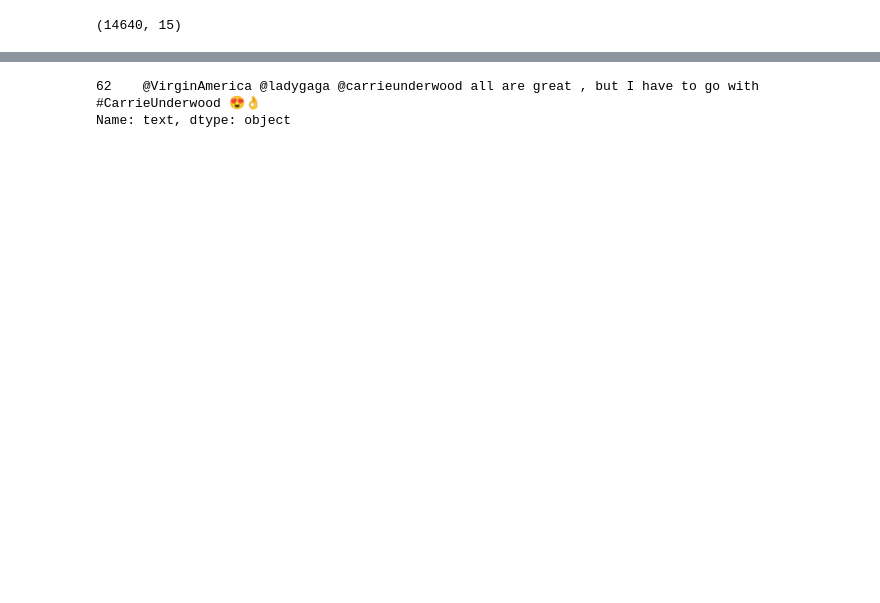
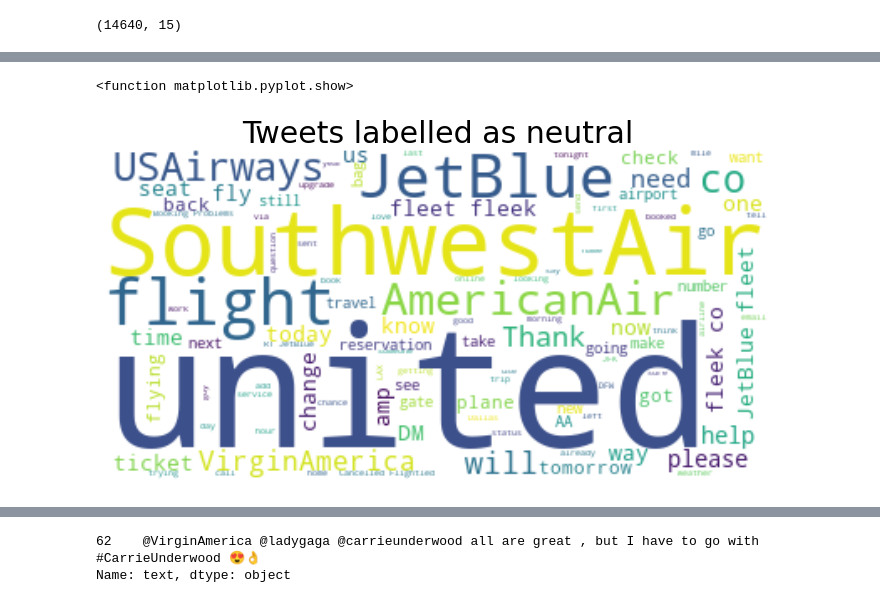
Before and after one commit to kwulffert/ULMFiT_Sentiment_Analysis, a Jupyter notebook: ULMFiT_Sentiment_Analysis.ipynb, the cells around one changed output, grey strips where cells are left out. Saved outputs shown, nothing was run; the diff lists cells and outputs as text; code cells hidden in the pictures; blank space fills up the shorter version.

```diff
--- a/ULMFiT_Sentiment_Analysis.ipynb
+++ b/ULMFiT_Sentiment_Analysis.ipynb
@@ -73,0 +159,11 @@ dtype: object
+# %%
+# Create and generate a word cloud image for positive labelled tweets:
+wordcloud_neutral = WordCloud(max_font_size=100, max_words=100, background_color="white").generate(text_neutral)
+plt.figure(figsize  = (12,12))
+plt.imshow(wordcloud_neutral, interpolation='bilinear')
+plt.title('Tweets labelled as neutral',fontsize=30)
+plt.axis('off')
+plt.show
+# %% [output]
+<function matplotlib.pyplot.show>
+[figure, added]
```
Also changed, not shown: parts of 38 cells of this notebook.
